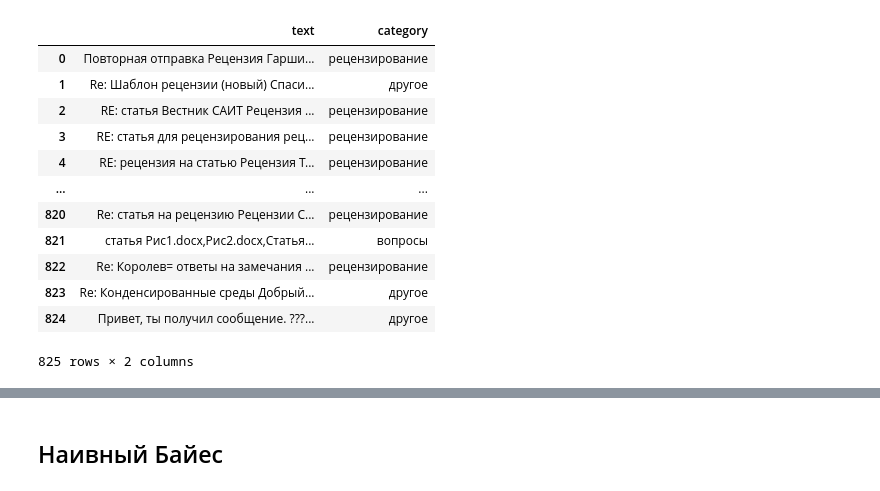
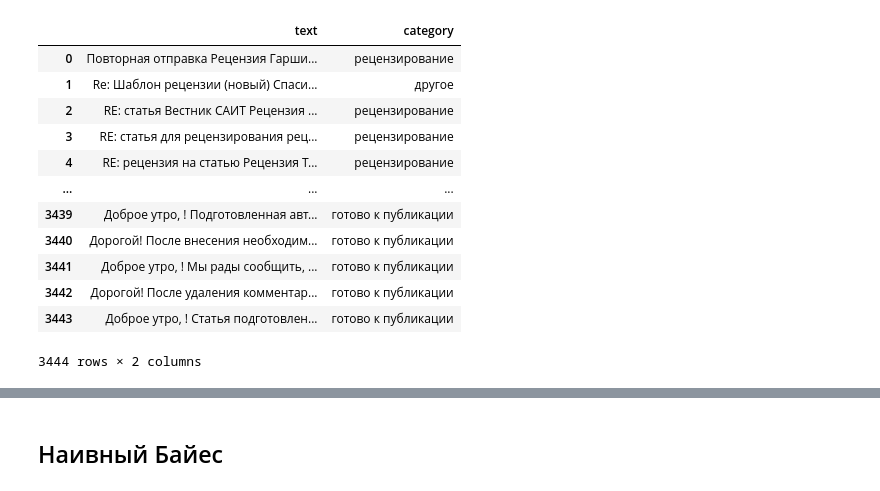
Before and after one commit to anastasia-1603/MailManagement, a Jupyter notebook: jupiter/ML_classification.ipynb, the cells around one changed output, grey strips where cells are left out. Cells and saved outputs as stored; diff of their text form; code cells hidden in the pictures.

```diff
--- a/jupiter/ML_classification.ipynb
+++ b/jupiter/ML_classification.ipynb
@@ -14,22 +14,22 @@ from sklearn import preprocessing
 from sklearn.neighbors import KNeighborsClassifier
 from sklearn.svm import SVC
 # %%
-data = pd.read_csv('files/new_categ_dropped.csv')
+data = pd.read_csv('files/14_translated2_source.csv')
 data
 # %% [output]
 |  | text | category |
 | 0 | Повторная отправка Рецензия Гарши... | рецензирование |
 | 1 | Re: Шаблон рецензии (новый) Спаси... | другое |
 | 2 | RE: статья Вестник САИТ Рецензия ... | рецензирование |
 | 3 | RE: статья для рецензирования рец... | рецензирование |
 | 4 | RE: рецензия на статью Рецензия Т... | рецензирование |
 | ... | ... | ... |
-| 820 | Re: статья на рецензию Рецензии С... | рецензирование |
-| 821 | статья Рис1.docx,Рис2.docx,Статья... | вопросы |
-| 822 | Re: Королев= ответы на замечания ... | рецензирование |
-| 823 | Re: Конденсированные среды Добрый... | другое |
-| 824 | Привет, ты получил сообщение. ???... | другое |
+| 3439 | Доброе утро, ! Подготовленная авт... | готово к публикации |
+| 3440 | Дорогой! После внесения необходим... | готово к публикации |
+| 3441 | Доброе утро, ! Мы рады сообщить, ... | готово к публикации |
+| 3442 | Дорогой! После удаления комментар... | готово к публикации |
+| 3443 | Доброе утро, ! Статья подготовлен... | готово к публикации |
-825 rows × 2 columns
+3444 rows × 2 columns
 # %%
 X = data.iloc[:, 0].values
 y = data.iloc[:, 1].values
```
Also changed, not shown: parts of 15 cells of this notebook, 6 other files.
